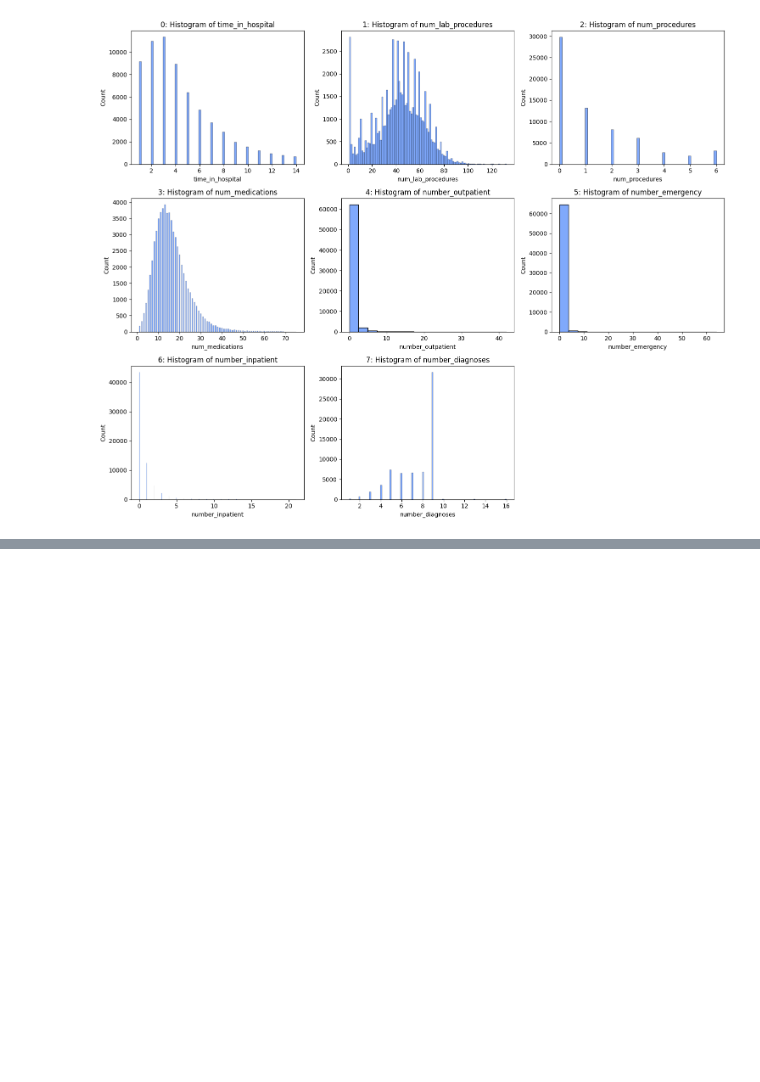
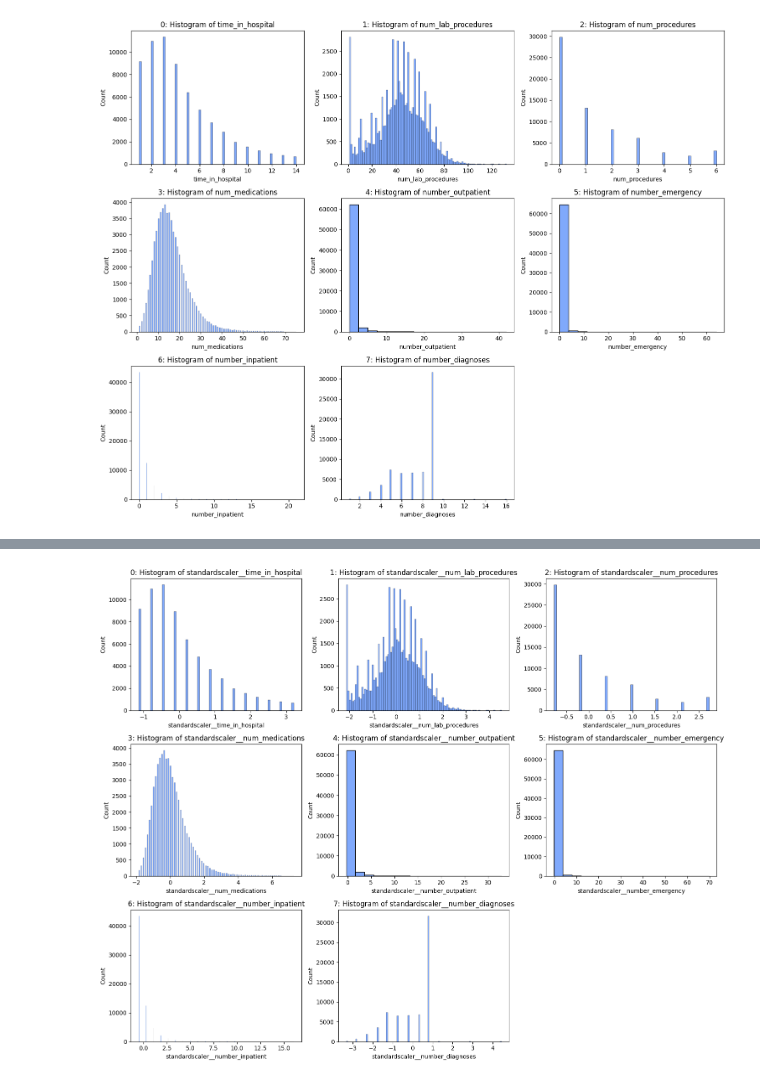
Before and after one commit to wip-0/ds207_final_project, a Jupyter notebook: notebook/data_analysis_prep_vts.ipynb, the cells around one changed output, grey strips where cells are left out. Cells and saved outputs as stored; diff of their text form; code cells hidden in the pictures; blank space fills up the shorter version.

Commit message:
updates - creating a function to standardize numeric features

```diff
--- a/notebook/data_analysis_prep_vts.ipynb
+++ b/notebook/data_analysis_prep_vts.ipynb
@@ -301,0 +309,43 @@ plot_histograms(df,
+# %%
+from sklearn.compose import make_column_transformer
+from sklearn.preprocessing import StandardScaler
+
+def transform_numeric(X, numerical_features, remainder_behaviour = 'passthrough'):
+    # initialize scaler for
+    # numeric features transformations
+
+    #The standard score of a sample x is calculated as:
+    # z = (x - u) / s
+    # where u is the mean of the training samples or zero if with_mean=False,
+    # and s is the standard deviation of the training samples or one if with_std=False.
+    numeric_scaler = StandardScaler()
+
+    # Set up the column transformer
+    # with appropriate transformers for each type of column
+    transformer = make_column_transformer(
+        (numeric_scaler, numerical_features),
+        remainder= remainder_behaviour  # By default, unhandled columns will be passed through as is
+    )
+
+    # fit transformer on the training data
+    transformer.fit(X)
+
+    # transform the training data
+    X_train_transformed = transformer.transform(X)
+
+    # converting the transformed data (numpy) to a DataFrame
+    # by also extracting the column names
+    # also, I keep the indexes of the original data
+    X_train_transformed_df = \
+        pd.DataFrame(X_train_transformed,
+                     columns = transformer.get_feature_names_out(),
+                     index = X.index)
+
+    # return the transformed data and the transformer
+    return X_train_transformed_df, transformer
+# %%
+df_transformed_temp = transform_numeric(
+    X = df,
+    numerical_features = numeric_feats_analysis.columns.to_list(),
+    remainder_behaviour = 'drop'
+)
@@ -301,0 +368,4 @@ plot_histograms(df,
+# %%
+plot_histograms(df_transformed_temp[0])
+# %% [output]
+[figure, added]
```
Also changed, not shown: parts of 3 cells of this notebook.
